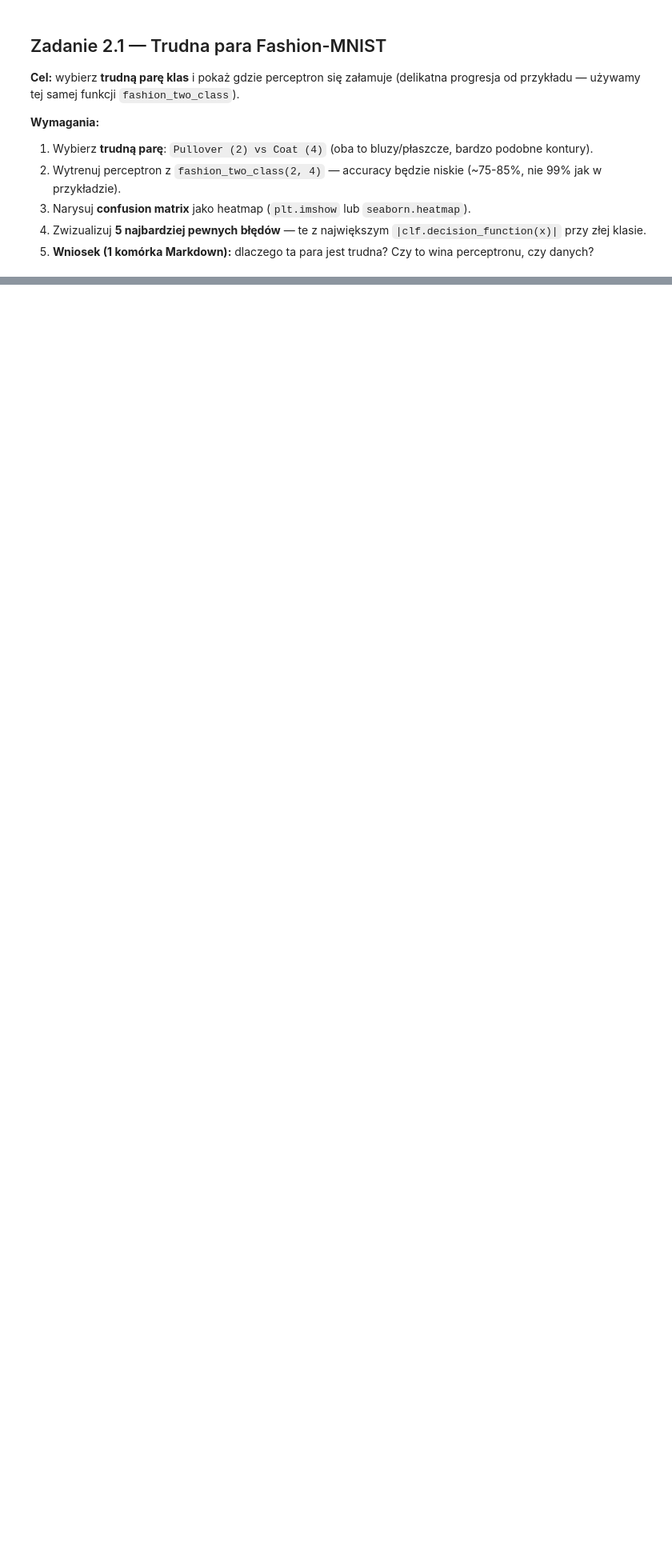
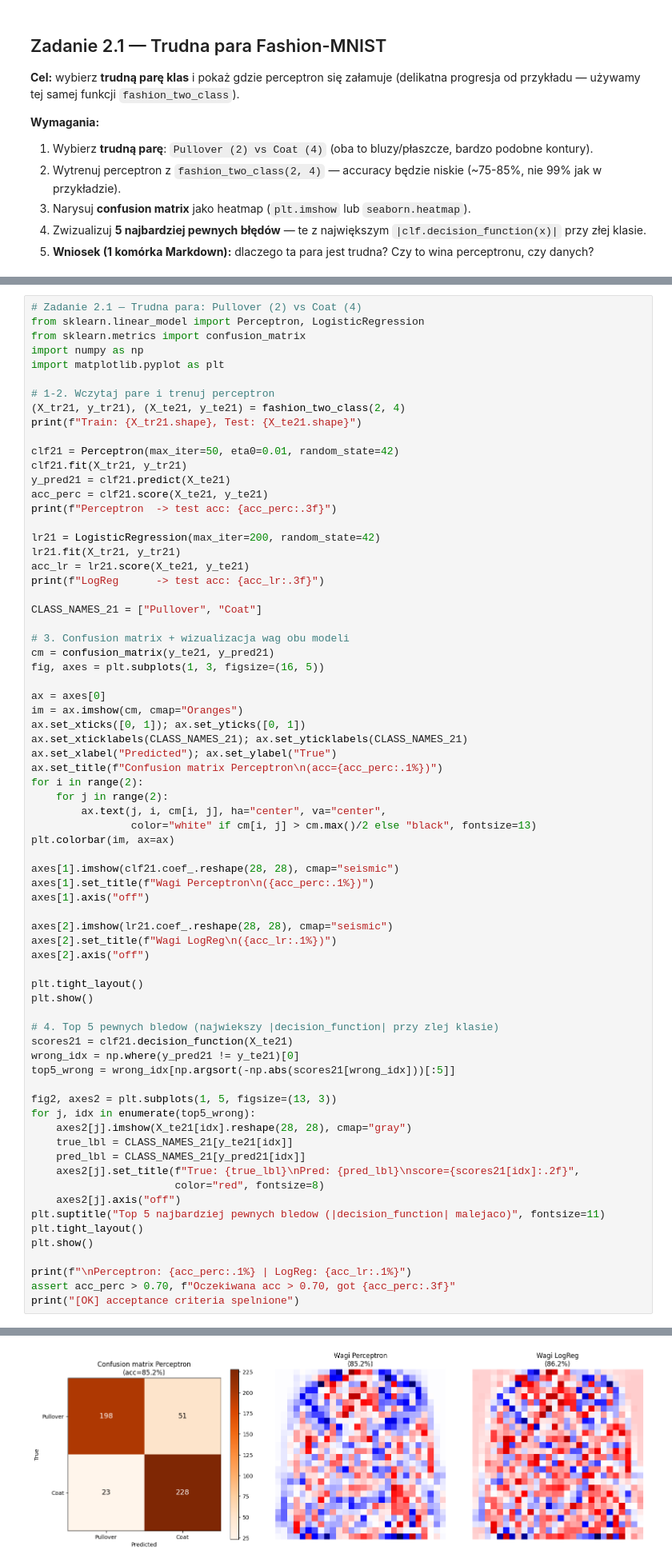
Before and after one commit to zonel/BAI_LAB_TASK, a Jupyter notebook: zestaw_zaliczeniowy/BAI_Zestaw_Zaliczeniowy.ipynb, the cells around one changed output, grey strips where cells are left out. Shown at 80% size. Drawn from its saved outputs; the diff is of its cells as text; blank space fills up the shorter version.

```diff
--- a/zestaw_zaliczeniowy/BAI_Zestaw_Zaliczeniowy.ipynb
+++ b/zestaw_zaliczeniowy/BAI_Zestaw_Zaliczeniowy.ipynb
@@ -233,0 +330,72 @@ from sklearn.linear_model import LogisticRegression
+# %%
+# Zadanie 2.1 — Trudna para: Pullover (2) vs Coat (4)
+from sklearn.linear_model import Perceptron, LogisticRegression
+from sklearn.metrics import confusion_matrix
+import numpy as np
+import matplotlib.pyplot as plt
+
+# 1-2. Wczytaj pare i trenuj perceptron
+(X_tr21, y_tr21), (X_te21, y_te21) = fashion_two_class(2, 4)
+print(f"Train: {X_tr21.shape}, Test: {X_te21.shape}")
+
+clf21 = Perceptron(max_iter=50, eta0=0.01, random_state=42)
+clf21.fit(X_tr21, y_tr21)
+y_pred21 = clf21.predict(X_te21)
+acc_perc = clf21.score(X_te21, y_te21)
+print(f"Perceptron  -> test acc: {acc_perc:.3f}")
+
+lr21 = LogisticRegression(max_iter=200, random_state=42)
+lr21.fit(X_tr21, y_tr21)
+acc_lr = lr21.score(X_te21, y_te21)
+print(f"LogReg      -> test acc: {acc_lr:.3f}")
+
+CLASS_NAMES_21 = ["Pullover", "Coat"]
+
+# 3. Confusion matrix + wizualizacja wag obu modeli
+cm = confusion_matrix(y_te21, y_pred21)
+fig, axes = plt.subplots(1, 3, figsize=(16, 5))
+
+ax = axes[0]
+im = ax.imshow(cm, cmap="Oranges")
+ax.set_xticks([0, 1]); ax.set_yticks([0, 1])
+ax.set_xticklabels(CLASS_NAMES_21); ax.set_yticklabels(CLASS_NAMES_21)
+ax.set_xlabel("Predicted"); ax.set_ylabel("True")
+ax.set_title(f"Confusion matrix Perceptron\n(acc={acc_perc:.1%})")
+for i in range(2):
+    for j in range(2):
+        ax.text(j, i, cm[i, j], ha="center", va="center",
+                color="white" if cm[i, j] > cm.max()/2 else "black", fontsize=13)
+plt.colorbar(im, ax=ax)
+
+axes[1].imshow(clf21.coef_.reshape(28, 28), cmap="seismic")
+axes[1].set_title(f"Wagi Perceptron\n({acc_perc:.1%})")
+axes[1].axis("off")
+
+axes[2].imshow(lr21.coef_.reshape(28, 28), cmap="seismic")
+axes[2].set_title(f"Wagi LogReg\n({acc_lr:.1%})")
+axes[2].axis("off")
+
+plt.tight_layout()
+plt.show()
+
+# 4. Top 5 pewnych bledow (najwiekszy |decision_function| przy zlej klasie)
+scores21 = clf21.decision_function(X_te21)
+wrong_idx = np.where(y_pred21 != y_te21)[0]
+top5_wrong = wrong_idx[np.argsort(-np.abs(scores21[wrong_idx]))[:5]]
+
+fig2, axes2 = plt.subplots(1, 5, figsize=(13, 3))
+for j, idx in enumerate(top5_wrong):
+    axes2[j].imshow(X_te21[idx].reshape(28, 28), cmap="gray")
+    true_lbl = CLASS_NAMES_21[y_te21[idx]]
+    pred_lbl = CLASS_NAMES_21[y_pred21[idx]]
+    axes2[j].set_title(f"True: {true_lbl}\nPred: {pred_lbl}\nscore={scores21[idx]:.2f}",
+                       color="red", fontsize=8)
+    axes2[j].axis("off")
+plt.suptitle("Top 5 najbardziej pewnych bledow (|decision_function| malejaco)", fontsize=11)
+plt.tight_layout()
+plt.show()
+
+print(f"\nPerceptron: {acc_perc:.1%} | LogReg: {acc_lr:.1%}")
+assert acc_perc > 0.70, f"Oczekiwana acc > 0.70, got {acc_perc:.3f}"
+print("[OK] acceptance criteria spelnione")
+# %% [output]
@@ -233,0 +405 @@ from sklearn.linear_model import LogisticRegression
+[figure, added]
```
Also changed, not shown: parts of 23 cells of this notebook.
